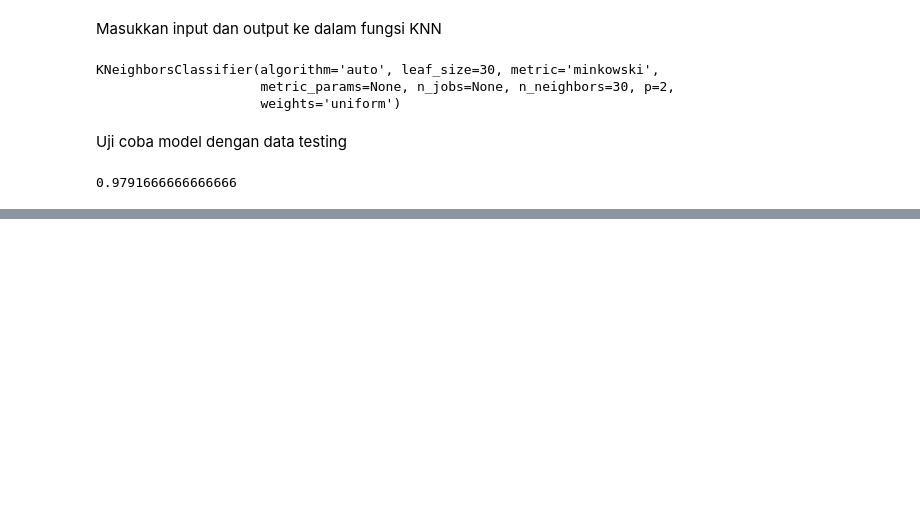
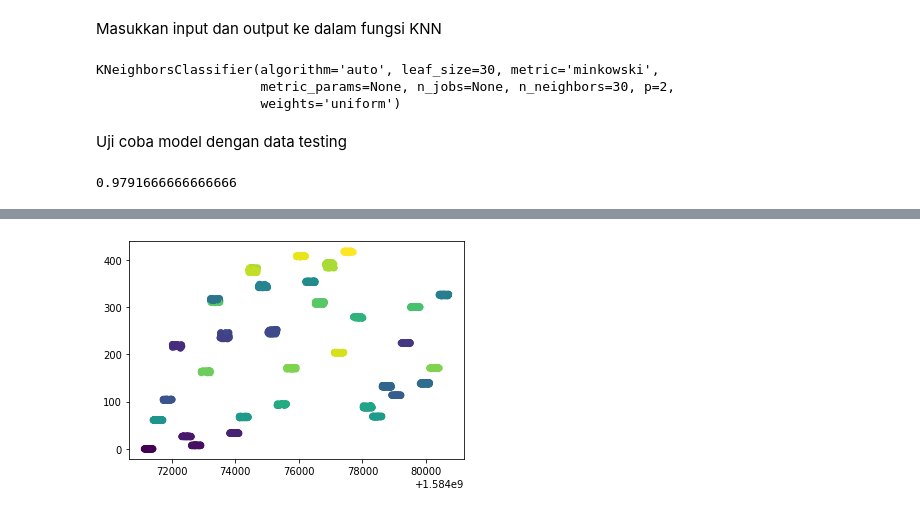
Before and after one commit to HenHimA1/A1, a Jupyter notebook: KNN.ipynb, the cells around one changed output, grey strips where cells are left out. Drawn from its saved outputs; the diff is of its cells as text; code cells hidden in the pictures; blank space fills up the shorter version.

```diff
--- a/KNN.ipynb
+++ b/KNN.ipynb
@@ -66,7 +71,7 @@ Masukkan input dan output ke dalam fungsi KNN
 # %%
 jumlah_n = len(np.unique(Y_out))
 fungsi_knn = KNeighborsClassifier(n_neighbors=jumlah_n)
-fungsi_knn.fit(X_train,y_train)
+fungsi_knn.fit(X_train[:,0].reshape(-1,1),y_train)
 # %% [output]
 KNeighborsClassifier(algorithm='auto', leaf_size=30, metric='minkowski',
                      metric_params=None, n_jobs=None, n_neighbors=30, p=2,
@@ -74,7 +79,7 @@ KNeighborsClassifier(algorithm='auto', leaf_size=30, metric='minkowski',
 # %% [markdown]
 Uji coba model dengan data testing
 # %%
-prediksi = fungsi_knn.predict(X_test)
+prediksi = fungsi_knn.predict(X_test[:,0].reshape(-1,1))
 accuracy_score(y_test, prediksi)
 # %% [output]
 0.9791666666666666
@@ -80,0 +92,5 @@ accuracy_score(y_test, prediksi)
+# %%
+plt.scatter(X_test[:,1],X_test[:,0], c=prediksi)
+plt.show()
+# %% [output]
+[figure, added]
```
Also changed, not shown: parts of 11 cells of this notebook.
